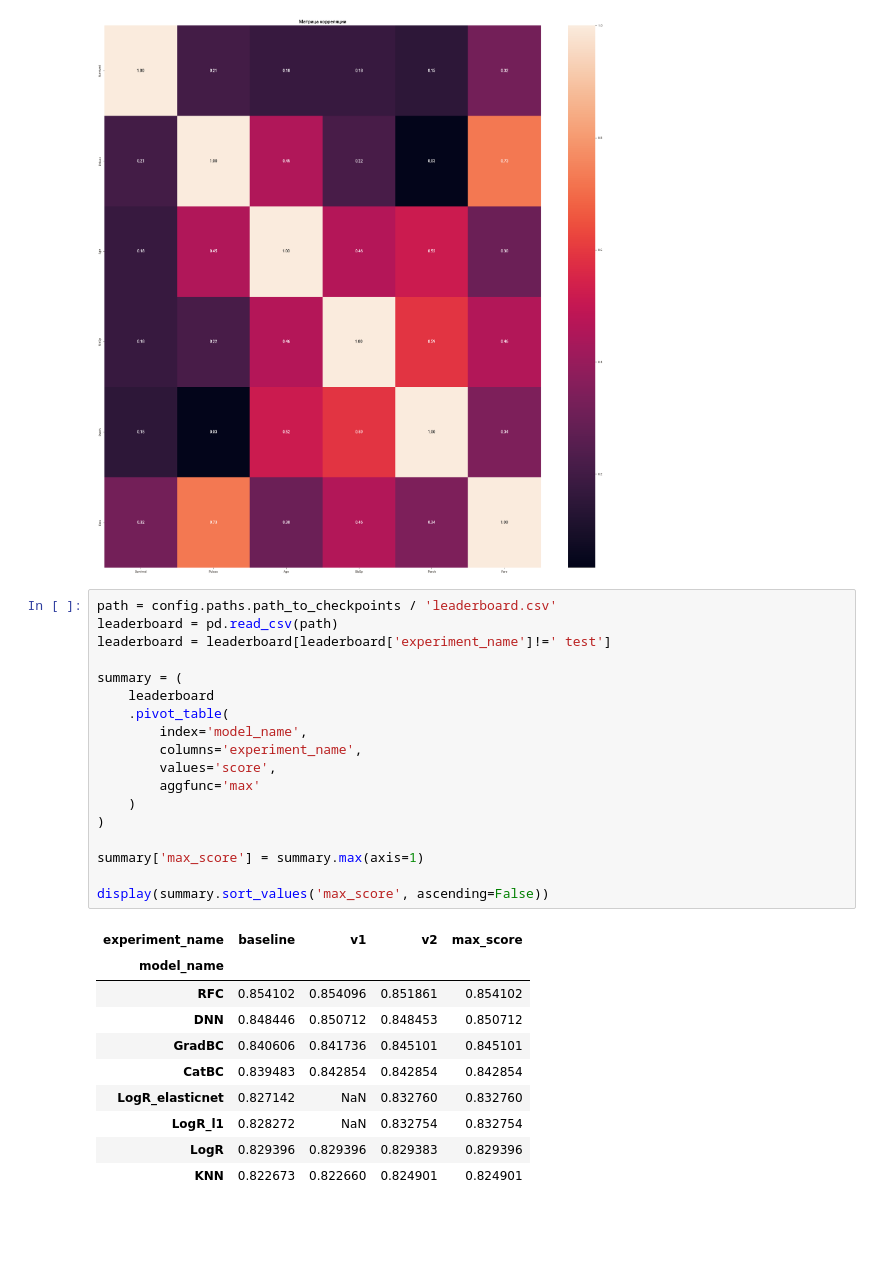
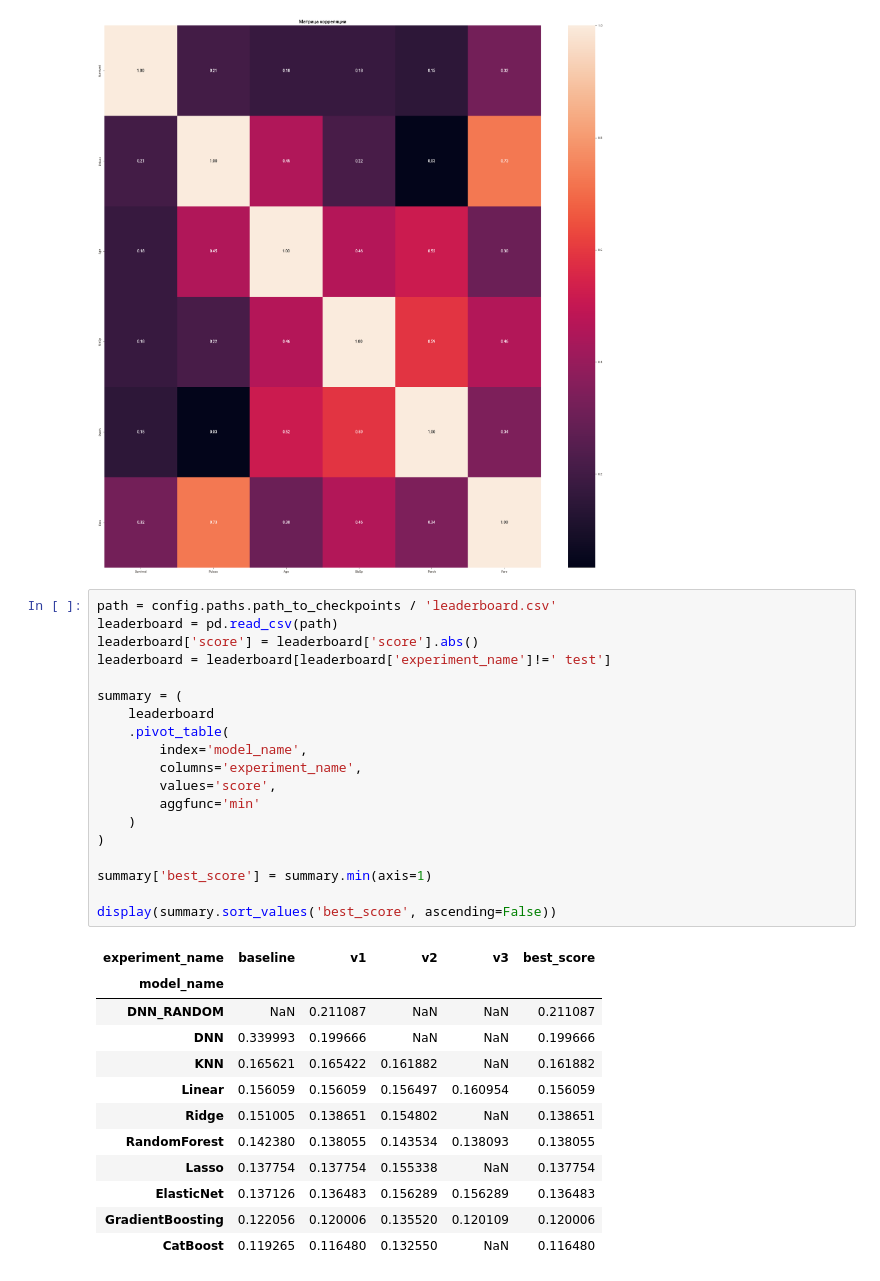
Before and after one commit to rusiich/House-Prices-kaggle-, a Jupyter notebook: notebooks/EDA_RESULTS.ipynb, the cells around one changed output. Drawn from its saved outputs; the diff is of its cells as text; blank space fills up the shorter version.

```diff
--- a/notebooks/EDA_RESULTS.ipynb
+++ b/notebooks/EDA_RESULTS.ipynb
@@ -360,29 +234,32 @@ draw_phik_matrix(df, drop_columns=['PassengerId'])
 # %%
 path = config.paths.path_to_checkpoints / 'leaderboard.csv'
 leaderboard = pd.read_csv(path)
+leaderboard['score'] = leaderboard['score'].abs()
 leaderboard = leaderboard[leaderboard['experiment_name']!=' test']
 
 summary = (
     leaderboard
     .pivot_table(
         index='model_name',
         columns='experiment_name',
         values='score',
-        aggfunc='max'
+        aggfunc='min'
     )
 )
 
-summary['max_score'] = summary.max(axis=1)
+summary['best_score'] = summary.min(axis=1)
 
-display(summary.sort_values('max_score', ascending=False))
+display(summary.sort_values('best_score', ascending=False))
 # %% [output]
-| experiment_name | baseline | v1 | v2 | max_score |
-| model_name |  |  |  |  |
-| RFC | 0.854102 | 0.854096 | 0.851861 | 0.854102 |
-| DNN | 0.848446 | 0.850712 | 0.848453 | 0.850712 |
-| GradBC | 0.840606 | 0.841736 | 0.845101 | 0.845101 |
-| CatBC | 0.839483 | 0.842854 | 0.842854 | 0.842854 |
-| LogR_elasticnet | 0.827142 | NaN | 0.832760 | 0.832760 |
-| LogR_l1 | 0.828272 | NaN | 0.832754 | 0.832754 |
-| LogR | 0.829396 | 0.829396 | 0.829383 | 0.829396 |
-| KNN | 0.822673 | 0.822660 | 0.824901 | 0.824901 |
+| experiment_name | baseline | v1 | v2 | v3 | best_score |
+| model_name |  |  |  |  |  |
+| DNN_RANDOM | NaN | 0.211087 | NaN | NaN | 0.211087 |
+| DNN | 0.339993 | 0.199666 | NaN | NaN | 0.199666 |
+| KNN | 0.165621 | 0.165422 | 0.161882 | NaN | 0.161882 |
+| Linear | 0.156059 | 0.156059 | 0.156497 | 0.160954 | 0.156059 |
+| Ridge | 0.151005 | 0.138651 | 0.154802 | NaN | 0.138651 |
+| RandomForest | 0.142380 | 0.138055 | 0.143534 | 0.138093 | 0.138055 |
+| Lasso | 0.137754 | 0.137754 | 0.155338 | NaN | 0.137754 |
+| ElasticNet | 0.137126 | 0.136483 | 0.156289 | 0.156289 | 0.136483 |
+| GradientBoosting | 0.122056 | 0.120006 | 0.135520 | 0.120109 | 0.120006 |
+| CatBoost | 0.119265 | 0.116480 | 0.132550 | NaN | 0.116480 |
```
Also changed, not shown: parts of 8 cells of this notebook, 52 other files.
